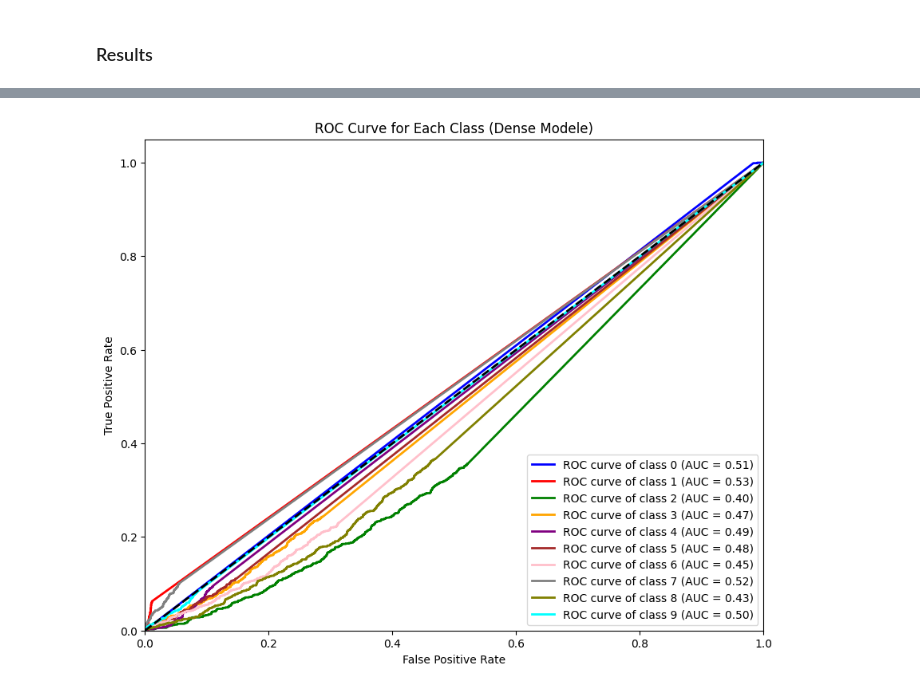
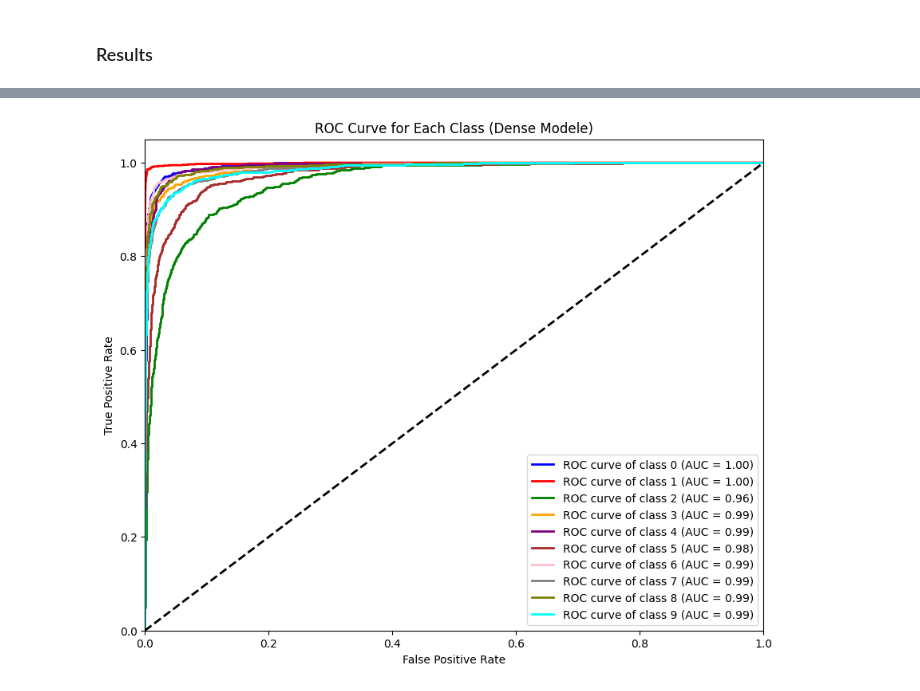
Before and after one commit to HugoBrtn/2-Projets_courts, a Jupyter notebook: Projet1-MNIST_Modified/MNIST_Modified_Resnet.ipynb, the cells around one changed output, grey strips where cells are left out. Saved outputs shown, nothing was run; the diff lists cells and outputs as text; code cells hidden in the pictures.

```diff
--- a/Projet1-MNIST_Modified/MNIST_Modified_Resnet.ipynb
+++ b/Projet1-MNIST_Modified/MNIST_Modified_Resnet.ipynb
@@ -95,7 +95,7 @@ learning_rate_resnet = 0.001
 metric_resnet = ["accuracy"]  #"SparseCategoricalAccuracy"
 monitor_callback_resnet = "val_accuracy"
 patience_callback_resnet = 4
-mode_callback_resnet = "max"
+mode_callback_resnet = None
 # %% [markdown]
 ### Modele
 # %%
@@ -317,5 +268,5 @@ plt.show()
 # %%
 # Predict classes using the dense model
-y_pred_resnet = best_resnet_model.predict(X_test_flat)
+y_pred_resnet = best_resnet_model.predict(X_test)
 y_pred_classes_resnet = np.argmax(y_pred_resnet, axis=1)
 # %% [output]
@@ -368,30 +319,30 @@ Class 1:
 # %%
 # Binarize the output for ROC curve (one-vs-rest)
 y_test_bin = label_binarize(y_test, classes=[0, 1, 2, 3, 4, 5, 6, 7, 8, 9])
 n_classes = y_test_bin.shape[1]
 
 # Compute ROC curve and ROC area for each class
 fpr = dict()
 tpr = dict()
 roc_auc = dict()
 for i in range(n_classes):
-    fpr[i], tpr[i], _ = roc_curve(y_test_bin[:, i], y_pred_dense[:, i])
+    fpr[i], tpr[i], _ = roc_curve(y_test_bin[:, i], y_pred_resnet[:, i])
     roc_auc[i] = auc(fpr[i], tpr[i])
 
 # Plot ROC curves for each class
 plt.figure(figsize=(10, 8))
 colors = ['blue', 'red', 'green', 'orange', 'purple', 'brown', 'pink', 'gray', 'olive', 'cyan']
 for i, color in zip(range(n_classes), colors):
     plt.plot(fpr[i], tpr[i], color=color, lw=2,
              label=f'ROC curve of class {i} (AUC = {roc_auc[i]:.2f})')
 
 plt.plot([0, 1], [0, 1], 'k--', lw=2)
 plt.xlim([0.0, 1.0])
 plt.ylim([0.0, 1.05])
 plt.xlabel('False Positive Rate')
 plt.ylabel('True Positive Rate')
 plt.title('ROC Curve for Each Class (Dense Modele)')
 plt.legend(loc="lower right")
 plt.show()
 # %% [output]
-[figure, old version]
+[figure, new version]
```
Also changed, not shown: parts of 4 cells of this notebook.
